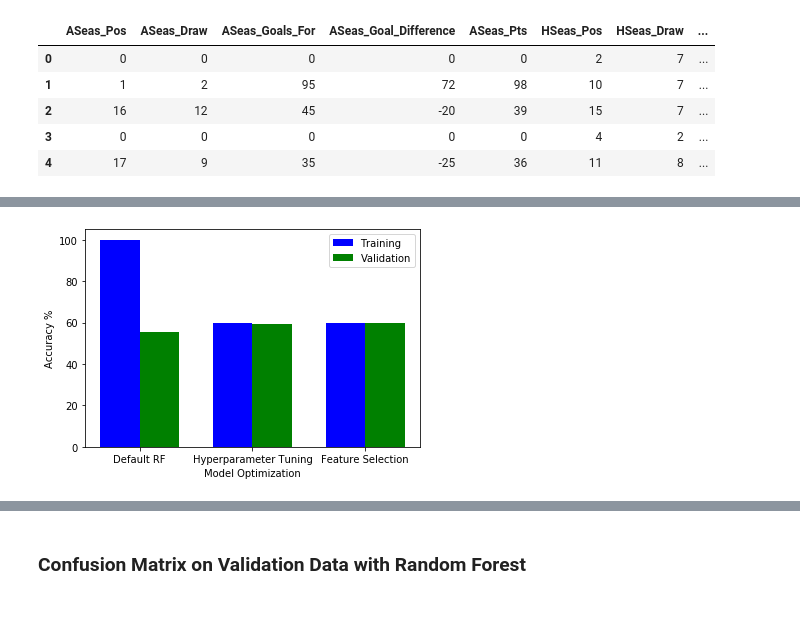
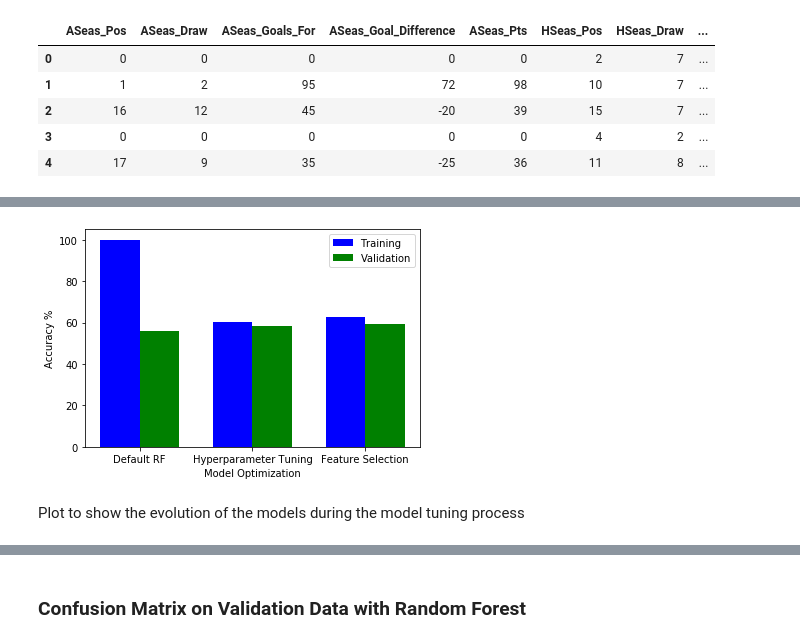
Before and after one commit to fcs30/Soccer-Science, a Jupyter notebook: src/soccer_science.ipynb, the cells around one changed output, grey strips where cells are left out. Cells and saved outputs as stored; diff of their text form; code cells hidden in the pictures; blank space fills up the shorter version.

```diff
--- a/src/soccer_science.ipynb
+++ b/src/soccer_science.ipynb
@@ -751,23 +741,25 @@ X_valid_keep.head()
 # %%
 #%matplotlib qt
 bar_width = 0.35
 index = np.arange(3)
 fig, ax = plt.subplots()
 data_x = [0.0, 1.0, 2.0]
-data_y = [100.0, 59.6, 59.7]
-data_z = [55.5, 59.2, 59.7]
+data_y = [100.0, 60.2, 62.8]
+data_z = [55.8, 58.4, 59.5]
 training = ax.bar(index, data_y, bar_width,
                 label="Training", color='blue')
 valid = ax.bar(index+bar_width, data_z,
                  bar_width, label="Validation", color='green')
 ax.set_xlabel('Model Optimization')
 ax.set_ylabel('Accuracy %')
 ax.set_xticklabels(["Default RF", "Hyperparameter Tuning", "Feature Selection"])
 ax.set_xticks(index + bar_width / 2)
 ax.legend()
 plt.show()
 # %% [output]
-[figure, old version]
+[figure, new version]
+# %% [markdown]
+Plot to show the evolution of the models during the model tuning process
 # %%
 from scipy.cluster import hierarchy as hc
 corr = np.round(scipy.stats.spearmanr(X_train_keep).correlation, 4)
```
Also changed, not shown: parts of 107 cells of this notebook, 2 other files.
